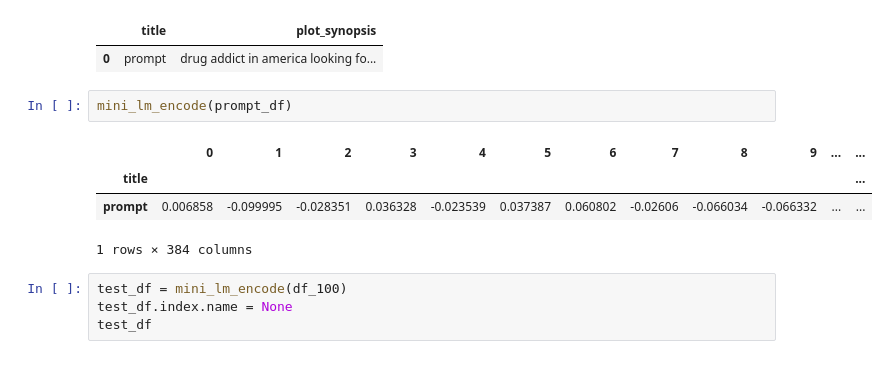
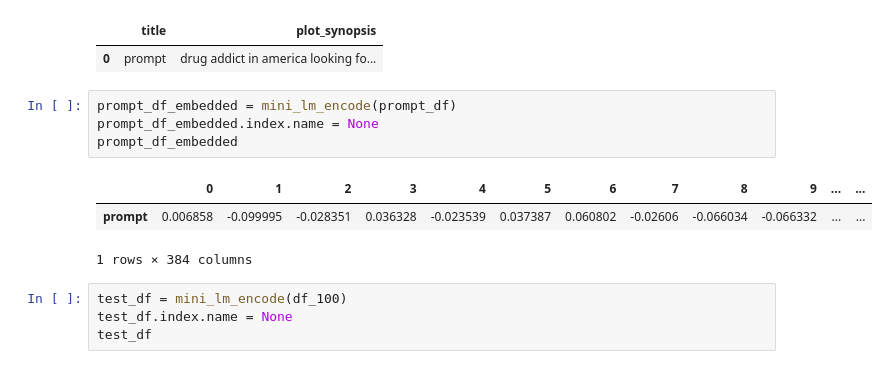
Before and after one commit to rossnorman11/movie_recommendation_GPT, a Jupyter notebook: notebooks/Transformer_encoder_edited_p.ipynb, the cells around one changed output. Saved outputs shown, nothing was run; the diff lists cells and outputs as text.

```diff
--- a/notebooks/Transformer_encoder_edited_p.ipynb
+++ b/notebooks/Transformer_encoder_edited_p.ipynb
@@ -255,10 +247,11 @@ prompt_df
 |  | title | plot_synopsis |
 | 0 | prompt | drug addict in america looking fo... |
 # %%
-mini_lm_encode(prompt_df)
+prompt_df_embedded = mini_lm_encode(prompt_df)
+prompt_df_embedded.index.name = None
+prompt_df_embedded
 # %% [output]
 |  | 0 | 1 | 2 | 3 | 4 | 5 | 6 | 7 | 8 | 9 | ... | ... |
-| title |  |  |  |  |  |  |  |  |  |  |  | ... |
 | prompt | 0.006858 | -0.099995 | -0.028351 | 0.036328 | -0.023539 | 0.037387 | 0.060802 | -0.02606 | -0.066034 | -0.066332 | ... | ... |
 1 rows × 384 columns
 # %%
```
Also changed, not shown: parts of 8 cells of this notebook, 4 other files.
